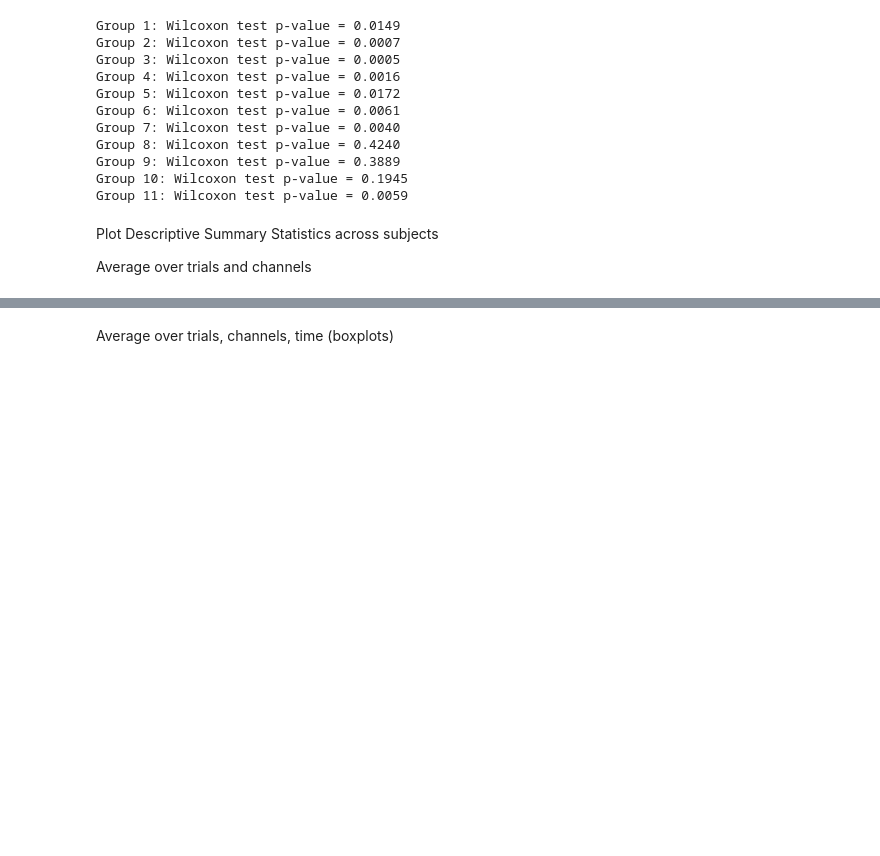
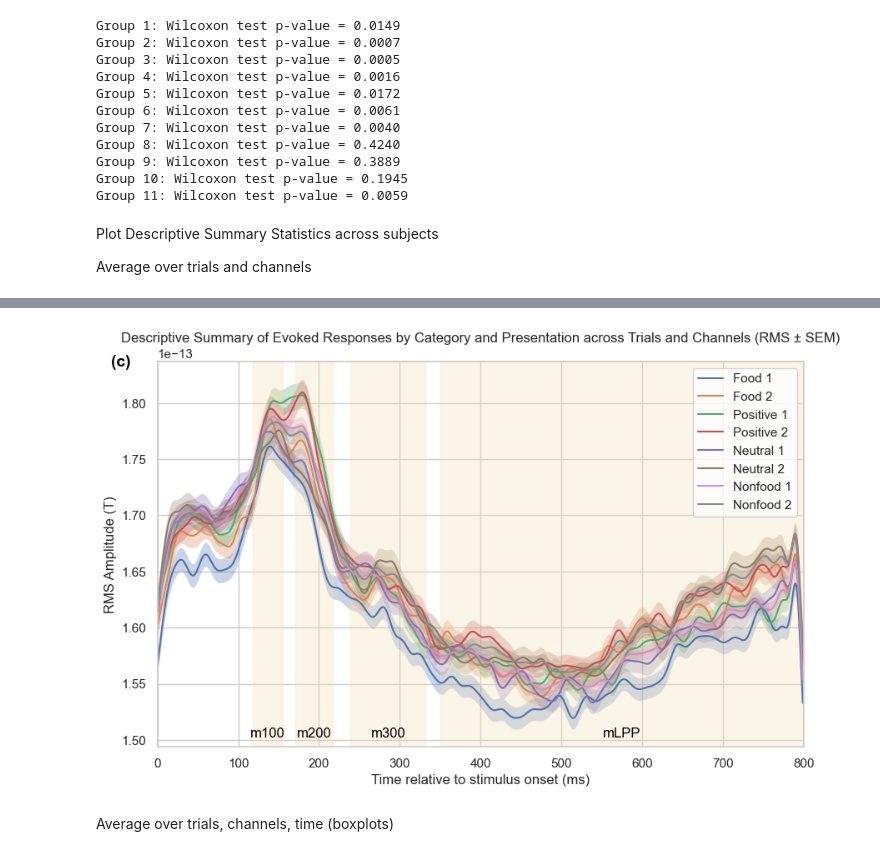
Before and after one commit to DonEnricoEsteve/ML_NN_Project, a Jupyter notebook: MEG_decoding.ipynb, the cells around one changed output, grey strips where cells are left out. Cells and saved outputs as stored; diff of their text form; code cells hidden in the pictures; blank space fills up the shorter version.

```diff
--- a/MEG_decoding.ipynb
+++ b/MEG_decoding.ipynb
@@ -1649,3 +1671,47 @@ plt.show()
+# %%
+conditions = ["food_1", "food_2", "positive_1", "positive_2", "neutral_1", "neutral_2", "nonfood_1", "nonfood_2"]
+labels = ['Food 1', "Food 2", "Positive 1", "Positive 2", "Neutral 1", "Neutral 2", "Nonfood 1", "Nonfood 2"]
+
+plt.figure(figsize=(10, 6))
+
+# Plotting the summary statistics
+time_points = np.arange(final_rms[conditions[0]].shape[0])  # Assuming time dimension is the same across conditions
+
+for condition, label in zip(conditions, labels):
+    plt.plot(time_points, final_rms[condition], label=label)
+    plt.fill_between(time_points, final_rms[condition] - final_sem[condition],
+                     final_rms[condition] + final_sem[condition], alpha=0.3)
+
+# Highlight regions with different start and end times
+highlight_start_times = [0.118, 0.171, 0.239, 0.350]  # Start times for M100, M200, M300, LPP
+highlight_end_times = [0.155, 0.217, 0.332, 0.799]  # End times for M100, M200, M300, LPP
+highlight_labels = ['m100', 'm200', 'm300', 'mLPP']  # Labels for the regions
+
+# Loop through the highlight regions and add them to the plot
+for start_time, end_time, label in zip(highlight_start_times, highlight_end_times, highlight_labels):
+    # Convert start and end times (in seconds) to indices
+    highlight_start_idx = np.searchsorted(time_points, start_time * 1000)  # Convert to ms
+    highlight_end_idx = np.searchsorted(time_points, end_time * 1000)  # Convert to ms
+
+    # Highlight the region
+    plt.axvspan(time_points[highlight_start_idx], time_points[highlight_end_idx], color='wheat', alpha=0.3)
+
+    # Calculate the x and y positions for the text inside the highlighted region
+    text_x_position = (time_points[highlight_start_idx] + time_points[highlight_end_idx]) / 2
+    text_y_position = plt.gca().get_ylim()[1] * 0.82  # Adjust text position relative to the plot's y-limits
+
+    # Add text for the highlighted region
+    plt.text(text_x_position, text_y_position, label, color='black', ha='center', va='center', fontsize=12)
+
+plt.text(-45, plt.gca().get_ylim()[1], "(c)", color='black', ha='center', va='center', fontsize=14, fontweight='bold')
+plt.xlabel('Time relative to stimulus onset (ms)')
+plt.ylabel('RMS Amplitude (T)')
+plt.title('Descriptive Summary of Evoked Responses by Category and Presentation across Trials and Channels (RMS ± SEM)')
+plt.legend(loc='upper right')
+plt.xlim(0, 800)  # Truncate the x-axis to 800 ms
+plt.show()
+# %% [output]
+[figure, added]
 # %% [markdown]
 Average over trials, channels, time (boxplots)
 # %%
```
Also changed, not shown: parts of 9 cells of this notebook.
